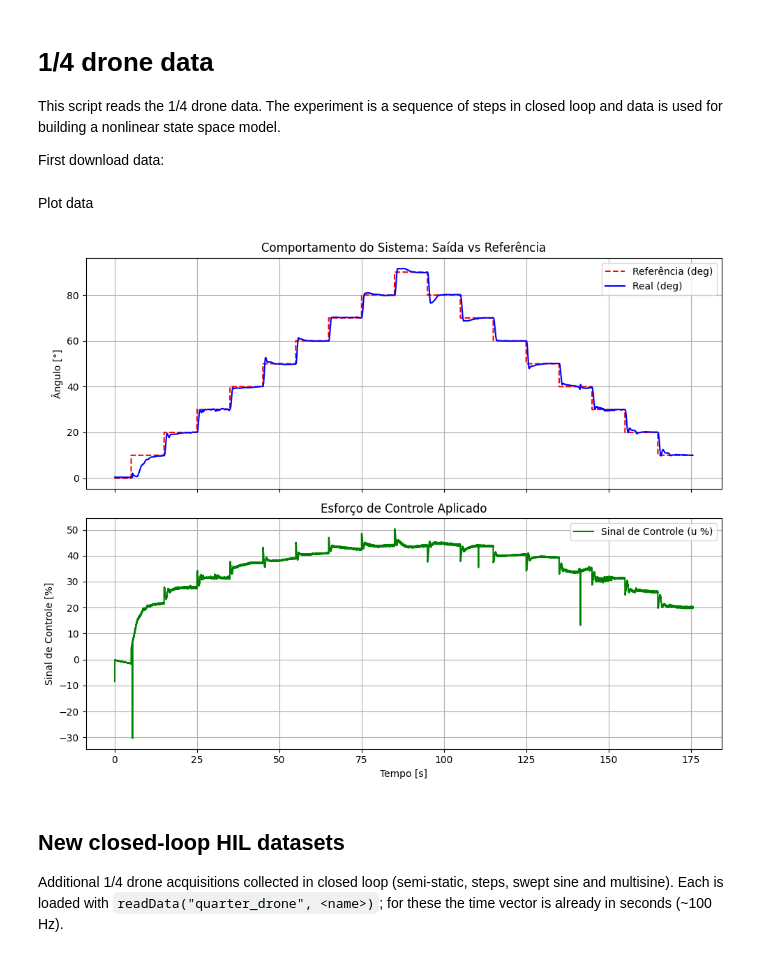
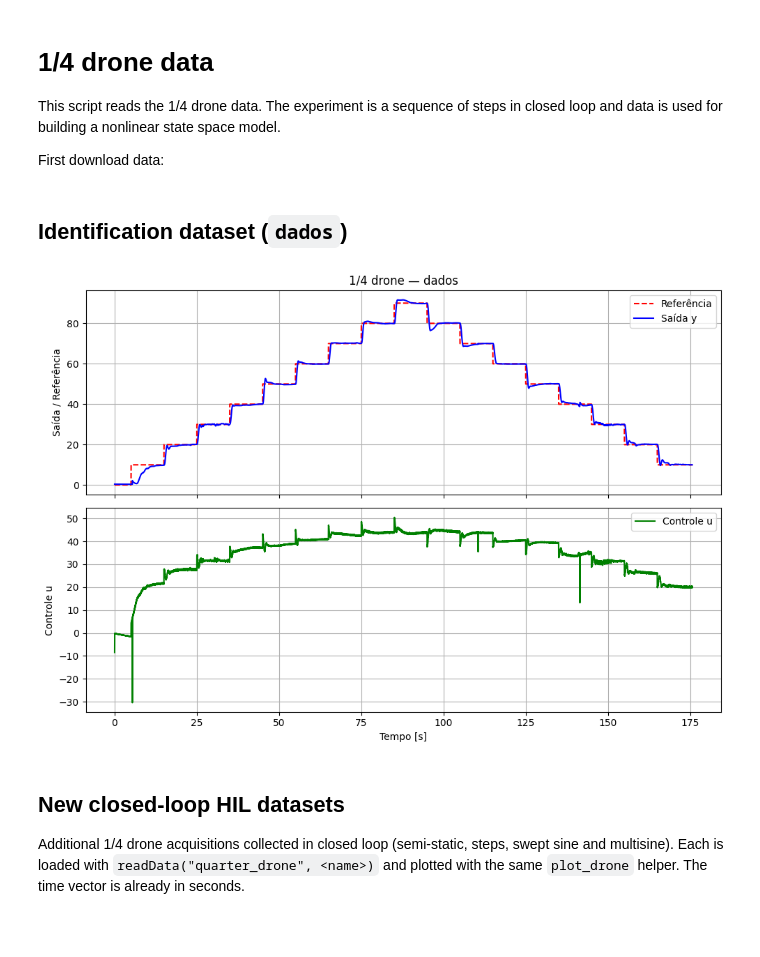
Before and after one commit to helonayala/sysid, a Jupyter notebook: read_data_14_drone.ipynb, the cells around one changed output. Saved outputs shown, nothing was run; the diff lists cells and outputs as text; code cells hidden in the pictures; blank space fills up the shorter version.

```diff
--- a/read_data_14_drone.ipynb
+++ b/read_data_14_drone.ipynb
@@ -17,35 +17,33 @@ except ImportError:
     !pip install -q git+https://github.com/helonayala/sysid.git
     from sysid import readData
 
-# Load our original 1/4 drone data (y, u, time, reference)
-y, u, time, ref = readData("quarter_drone", "dados", return_ref=True)
-tempo_s = time / 1000.0
+
+def plot_drone(y, u, time, ref, title):
+    """Plot a 1/4 drone dataset: output vs reference (top) and control (bottom).
+    `time` is expected in seconds (readData already returns seconds)."""
+    fig, (ax1, ax2) = plt.subplots(2, 1, figsize=(10, 7), sharex=True)
+    ax1.plot(time, ref, label='Referência', linestyle='--', color='red')
+    ax1.plot(time, y, label='Saída y', color='blue')
+    ax1.set_ylabel('Saída / Referência')
+    ax1.set_title(title)
+    ax1.legend()
+    ax1.grid(True)
+    ax2.plot(time, u, label='Controle u', color='green')
+    ax2.set_xlabel('Tempo [s]')
+    ax2.set_ylabel('Controle u')
+    ax2.legend()
+    ax2.grid(True)
+    plt.tight_layout()
+    plt.show()
-# %% [markdown]
-Plot data
-# %%
-fig, (ax1, ax2) = plt.subplots(2, 1, figsize=(10, 8), sharex=True)
-
-# Resposta do Sistema
-ax1.plot(tempo_s, ref, label='Referência (deg)', linestyle='--', color='red')
-ax1.plot(tempo_s, y, label='Real (deg)', color='blue')
-ax1.set_ylabel('Ângulo [°]')
-ax1.set_title('Comportamento do Sistema: Saída vs Referência')
-ax1.legend()
-ax1.grid(True)
-
-# Esforço de Controle
-ax2.plot(tempo_s, u, label='Sinal de Controle (u %)', color='green')
-ax2.set_xlabel('Tempo [s]')
-ax2.set_ylabel('Sinal de Controle [%]')
-ax2.set_title('Esforço de Controle Aplicado')
-ax2.legend()
-ax2.grid(True)
-
-plt.tight_layout()
-plt.show()
-# %% [output]
-[figure, removed]
+# %% [markdown]
+## Identification dataset (`dados`)
+# %%
+# Original identification dataset (readData returns time in seconds)
+y, u, time, ref = readData("quarter_drone", "dados", return_ref=True)
+plot_drone(y, u, time, ref, "1/4 drone — dados")
+# %% [output]
+[figure, added]
 # %% [markdown]
 ## New closed-loop HIL datasets
 
-Additional 1/4 drone acquisitions collected in closed loop (semi-static, steps, swept sine and multisine). Each is loaded with `readData("quarter_drone", <name>)`; for these the time vector is already in seconds (~100 Hz).
+Additional 1/4 drone acquisitions collected in closed loop (semi-static, steps, swept sine and multisine). Each is loaded with `readData("quarter_drone", <name>)` and plotted with the same `plot_drone` helper. The time vector is already in seconds.
```
Also changed, not shown: parts of 2 cells of this notebook, 2 other files.
